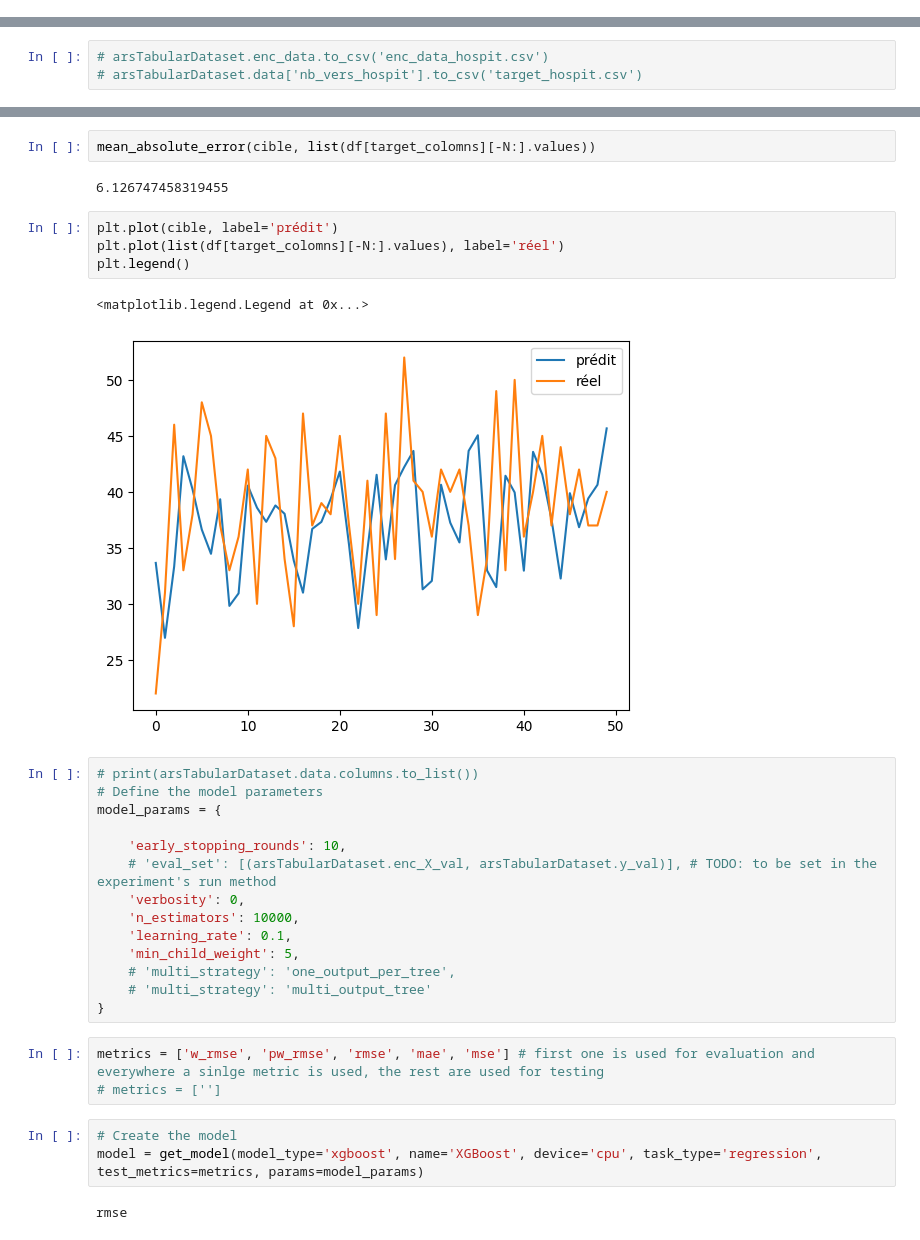
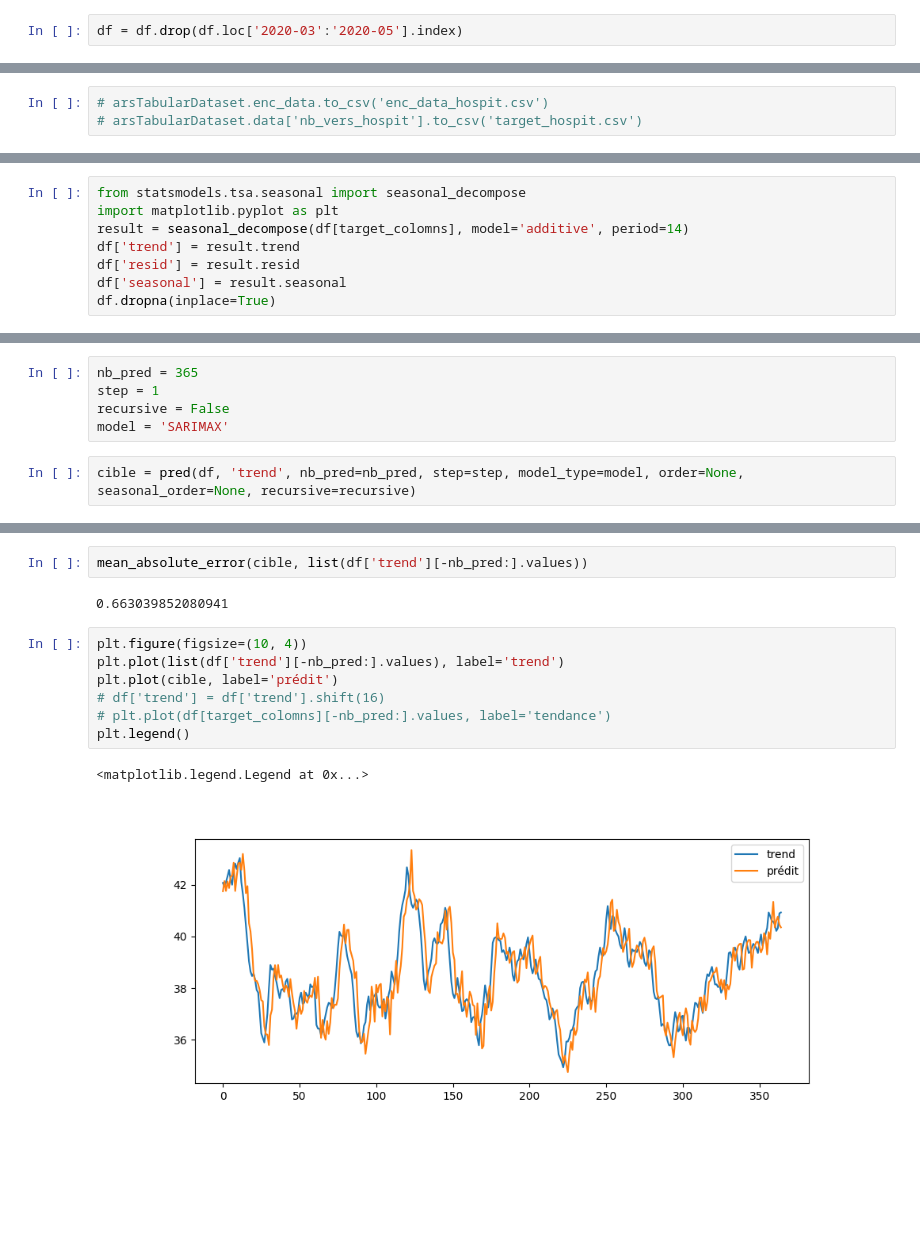
Before and after one commit to NicolasCaronPro/forecasting_models, a Jupyter notebook: cluster/pred_hospit.ipynb, the cells around one changed output, grey strips where cells are left out. Drawn from its saved outputs; the diff is of its cells as text; blank space fills up the shorter version.

Commit message:
stream datasets + new clusters

```diff
--- a/cluster/pred_hospit.ipynb
+++ b/cluster/pred_hospit.ipynb
@@ -183,5 +194,7 @@ root 2024-11-19 15:31:02,856: INFO: 63 features not encoded (same unit as target
 # %%
 df = arsTabularDataset.data
+# %%
+df = df.drop(df.loc['2020-03':'2020-05'].index)
 # %%
 df
 # %% [output]
@@ -245,0 +234,8 @@ Warnings:
+# %%
+from statsmodels.tsa.seasonal import seasonal_decompose
+import matplotlib.pyplot as plt
+result = seasonal_decompose(df[target_colomns], model='additive', period=14)
+df['trend'] = result.trend
+df['resid'] = result.resid
+df['seasonal'] = result.seasonal
+df.dropna(inplace=True)
@@ -299,0 +386,7 @@ for k in range(N):
+# %%
+nb_pred = 365
+step = 1
+recursive = False
+model = 'SARIMAX'
+# %%
+cible = pred(df, 'trend', nb_pred=nb_pred, step=step, model_type=model, order=None, seasonal_order=None, recursive=recursive)
@@ -300,33 +411,14 @@ for k in range(N):
 # %%
-mean_absolute_error(cible, list(df[target_colomns][-N:].values))
+mean_absolute_error(cible, list(df['trend'][-nb_pred:].values))
 # %% [output]
-6.126747458319455
+0.663039852080941
 # %%
+plt.figure(figsize=(10, 4))
+plt.plot(list(df['trend'][-nb_pred:].values), label='trend')
 plt.plot(cible, label='prédit')
-plt.plot(list(df[target_colomns][-N:].values), label='réel')
+# df['trend'] = df['trend'].shift(16)
+# plt.plot(df[target_colomns][-nb_pred:].values, label='tendance')
 plt.legend()
 # %% [output]
 <matplotlib.legend.Legend at 0x...>
-[figure, old version]
+[figure, new version]
-# %%
-# print(arsTabularDataset.data.columns.to_list())
-# Define the model parameters
-model_params = {
-
-    'early_stopping_rounds': 10,
-    # 'eval_set': [(arsTabularDataset.enc_X_val, arsTabularDataset.y_val)], # TODO: to be set in the experiment's run method
-    'verbosity': 0,
-    'n_estimators': 10000,
-    'learning_rate': 0.1,
-    'min_child_weight': 5,
-    # 'multi_strategy': 'one_output_per_tree',
-    # 'multi_strategy': 'multi_output_tree'
-}
-# %%
-metrics = ['w_rmse', 'pw_rmse', 'rmse', 'mae', 'mse'] # first one is used for evaluation and everywhere a sinlge metric is used, the rest are used for testing
-# metrics = ['']
-# %%
-# Create the model
-model = get_model(model_type='xgboost', name='XGBoost', device='cpu', task_type='regression', test_metrics=metrics, params=model_params)
-# %% [output]
-rmse
```
Also changed, not shown: parts of 26 cells of this notebook, 44 other files.
